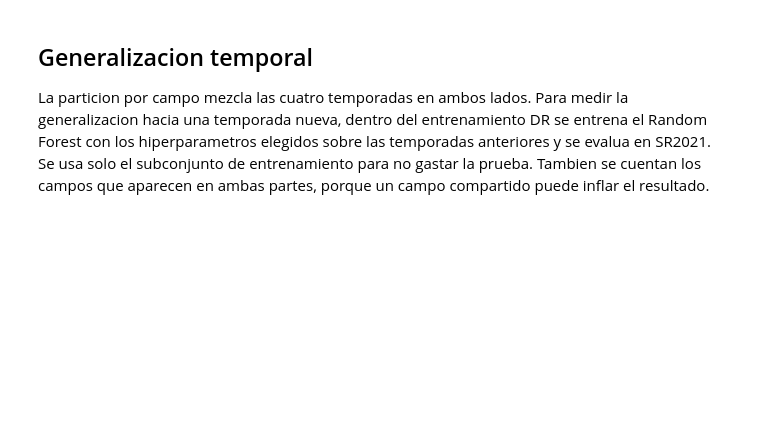
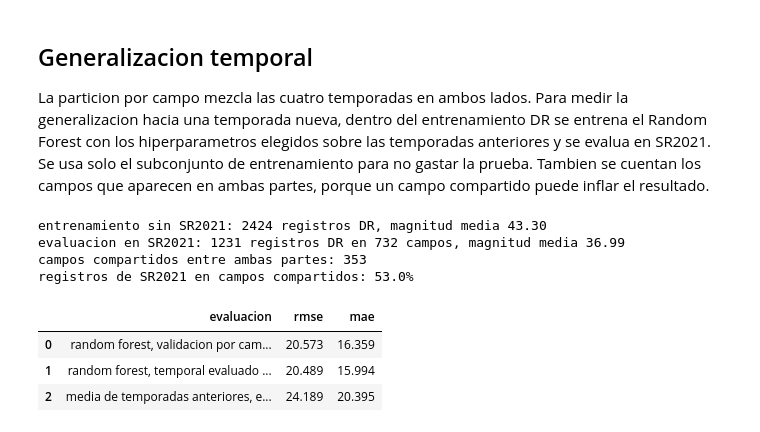
Before and after one commit to BARHUG0/CC3084-Proyecto2, a Jupyter notebook: notebooks/04_modelos_tabulares.ipynb, the cells around one changed output. Drawn from its saved outputs; the diff is of its cells as text; code cells hidden in the pictures; blank space fills up the shorter version.

```diff
--- a/notebooks/04_modelos_tabulares.ipynb
+++ b/notebooks/04_modelos_tabulares.ipynb
@@ -149,16 +220,29 @@ ambas partes, porque un campo compartido puede inflar el resultado.
 # %%
 anteriores, sr2021 = separar_por_temporada(entrenamiento)
 elegido_rf = RandomForestMagnitud()
 elegido_rf.cargar()
 temporal = RandomForestMagnitud().entrenar(anteriores, clone(elegido_rf.estimador))
 valores = metricas(sr2021["magnitud"], np.clip(temporal.predecir_lote(sr2021), 0, 100))
+referencia = metricas(sr2021["magnitud"], np.full(len(sr2021), anteriores["magnitud"].mean()))
+compartidos = campos_compartidos(anteriores, sr2021)
 
-print(f"entrenamiento sin SR2021: {len(anteriores)} registros DR")
-print(f"evaluacion en SR2021: {len(sr2021)} registros DR")
-print(f"campos compartidos entre ambas partes: {len(campos_compartidos(anteriores, sr2021))}")
+print(f"entrenamiento sin SR2021: {len(anteriores)} registros DR, magnitud media {anteriores['magnitud'].mean():.2f}")
+print(f"evaluacion en SR2021: {len(sr2021)} registros DR en {sr2021['id_campo'].nunique()} campos, magnitud media {sr2021['magnitud'].mean():.2f}")
+print(f"campos compartidos entre ambas partes: {len(compartidos)}")
+print(f"registros de SR2021 en campos compartidos: {sr2021['id_campo'].isin(compartidos).mean():.1%}")
 pd.DataFrame(
     [
-        {"evaluacion": "validacion por campo, 5 pliegues", "rmse": elegido.rmse_validacion, "mae": elegido.mae_validacion},
-        {"evaluacion": "temporal, evaluado en SR2021", "rmse": valores["rmse"], "mae": valores["mae"]},
+        {"evaluacion": "random forest, validacion por campo con 5 pliegues", "rmse": elegido.rmse_validacion, "mae": elegido.mae_validacion},
+        {"evaluacion": "random forest, temporal evaluado en SR2021", "rmse": valores["rmse"], "mae": valores["mae"]},
+        {"evaluacion": "media de temporadas anteriores, evaluada en SR2021", "rmse": referencia["rmse"], "mae": referencia["mae"]},
     ]
 ).round(3)
+# %% [output]
+entrenamiento sin SR2021: 2424 registros DR, magnitud media 43.30
+evaluacion en SR2021: 1231 registros DR en 732 campos, magnitud media 36.99
+campos compartidos entre ambas partes: 353
+registros de SR2021 en campos compartidos: 53.0%
+|  | evaluacion | rmse | mae |
+| 0 | random forest, validacion por cam... | 20.573 | 16.359 |
+| 1 | random forest, temporal evaluado ... | 20.489 | 15.994 |
+| 2 | media de temporadas anteriores, e... | 24.189 | 20.395 |
```
Also changed, not shown: parts of 12 cells of this notebook, 1 other file.
